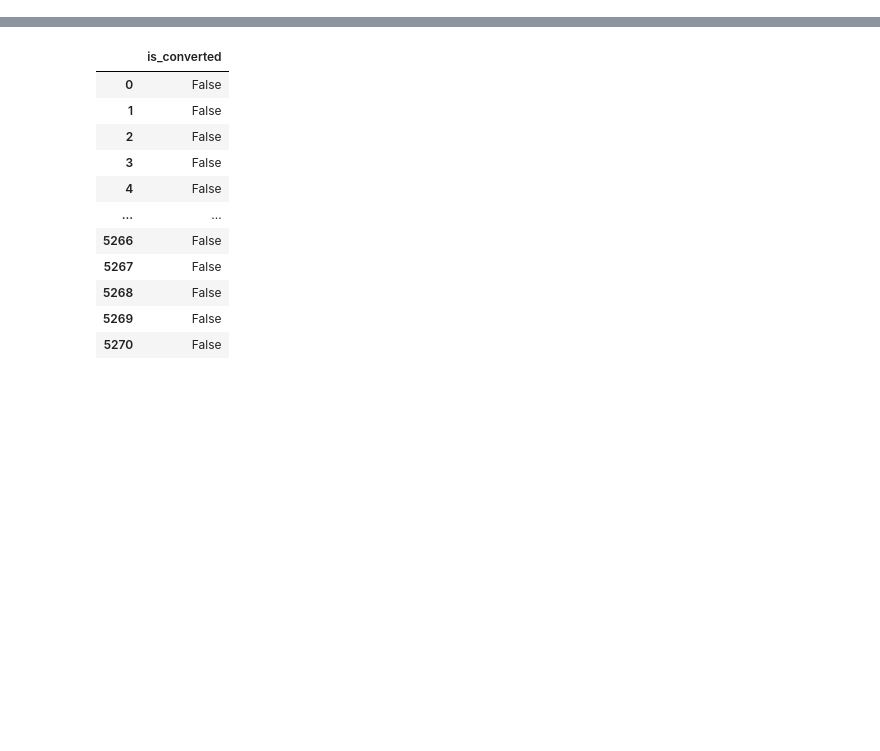
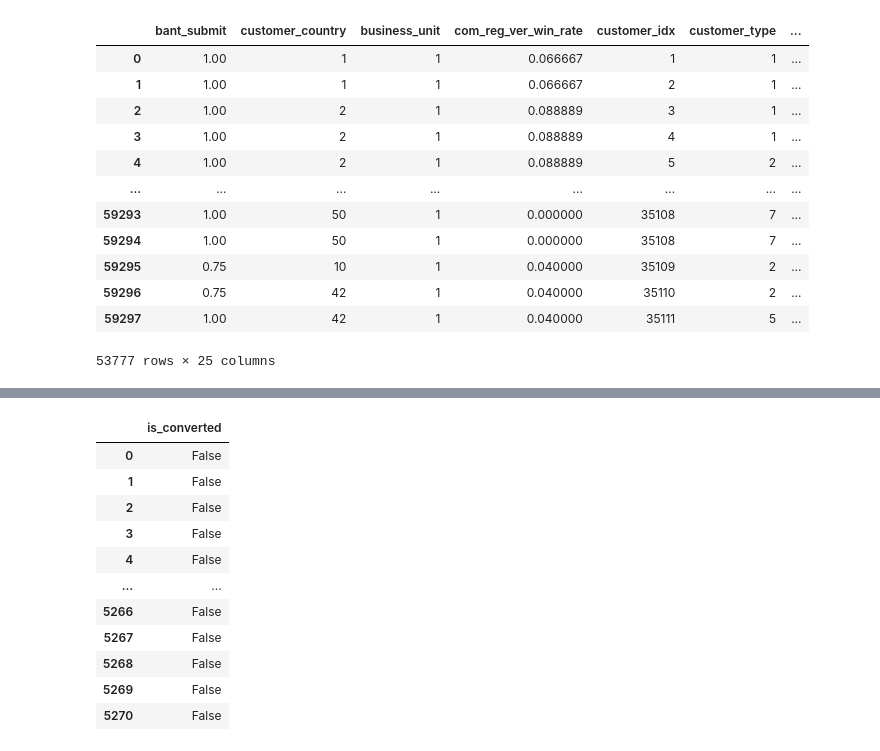
Before and after one commit to aimers2024/aimers_project, a Jupyter notebook: mlp.ipynb, the cells around one changed output, grey strips where cells are left out. Saved outputs shown, nothing was run; the diff lists cells and outputs as text; code cells hidden in the pictures; blank space fills up the shorter version.

```diff
--- a/mlp.ipynb
+++ b/mlp.ipynb
@@ -83,2 +137,18 @@ df_train
+# %%
+df_train_processed
+# %% [output]
+|  | bant_submit | customer_country | business_unit | com_reg_ver_win_rate | customer_idx | customer_type | ... |
+| 0 | 1.00 | 1 | 1 | 0.066667 | 1 | 1 | ... |
+| 1 | 1.00 | 1 | 1 | 0.066667 | 2 | 1 | ... |
+| 2 | 1.00 | 2 | 1 | 0.088889 | 3 | 1 | ... |
+| 3 | 1.00 | 2 | 1 | 0.088889 | 4 | 1 | ... |
+| 4 | 1.00 | 2 | 1 | 0.088889 | 5 | 2 | ... |
+| ... | ... | ... | ... | ... | ... | ... | ... |
+| 59293 | 1.00 | 50 | 1 | 0.000000 | 35108 | 7 | ... |
+| 59294 | 1.00 | 50 | 1 | 0.000000 | 35108 | 7 | ... |
+| 59295 | 0.75 | 10 | 1 | 0.040000 | 35109 | 2 | ... |
+| 59296 | 0.75 | 42 | 1 | 0.040000 | 35110 | 2 | ... |
+| 59297 | 1.00 | 42 | 1 | 0.040000 | 35111 | 5 | ... |
+53777 rows × 25 columns
 # %%
 # "is_converted" 열에 대해 True를 1로, False를 0으로 변환
```
Also changed, not shown: parts of 26 cells of this notebook.
